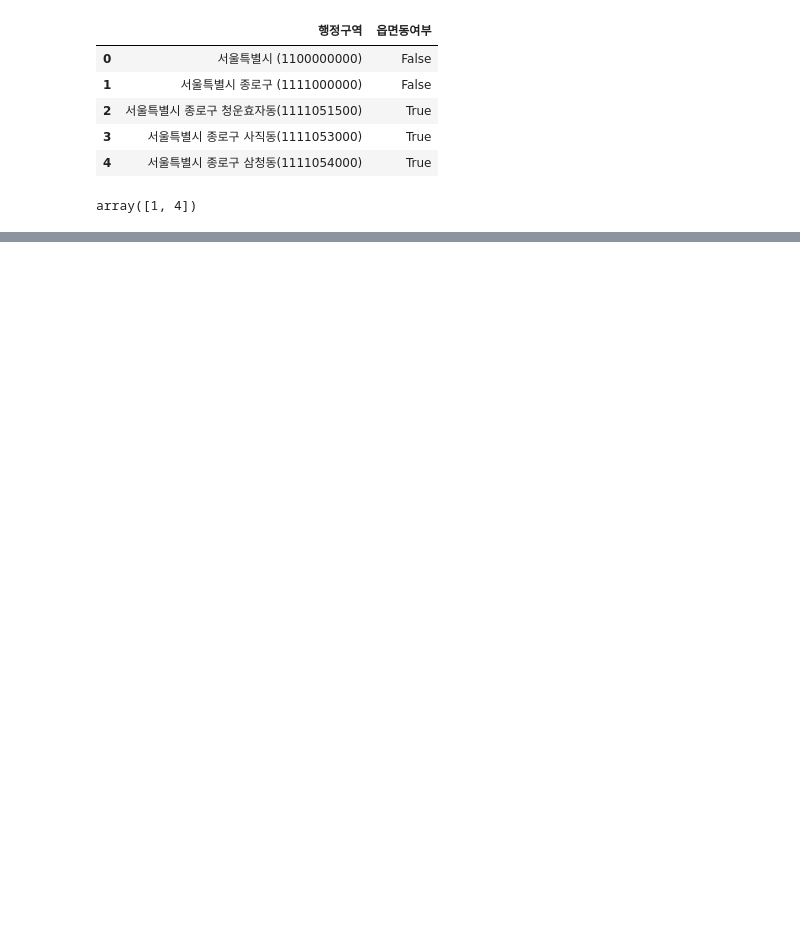
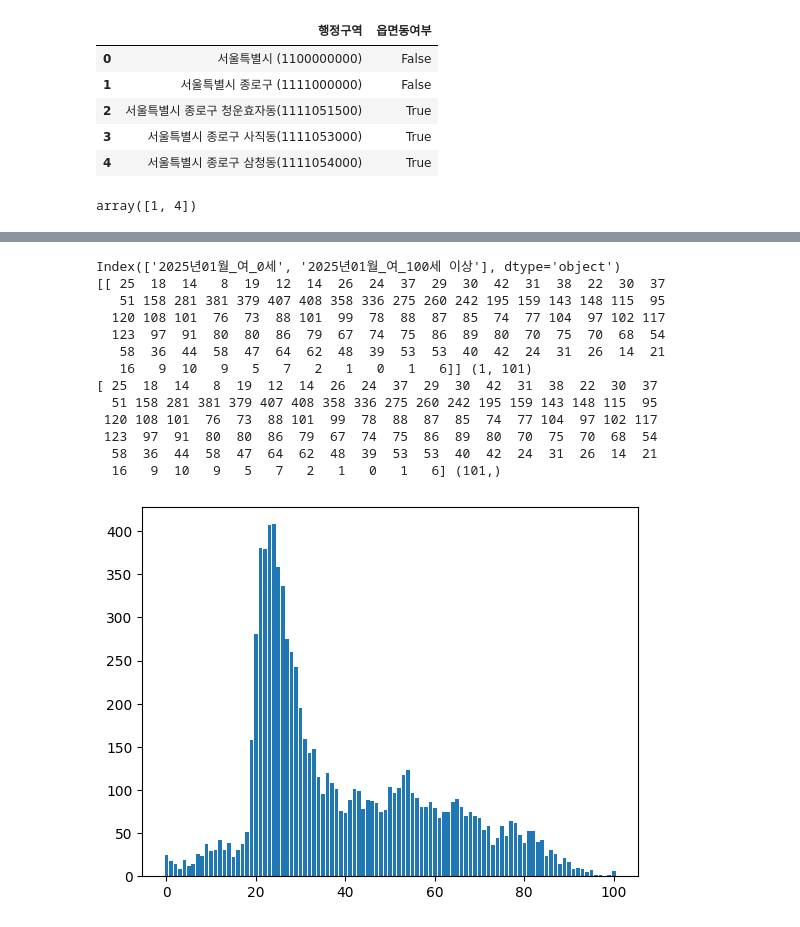
Before and after one commit to shared-repo/human-da5, a Jupyter notebook: workspace/da-packages/d_example.ipynb, the cells around one changed output, grey strips where cells are left out. Saved outputs shown, nothing was run; the diff lists cells and outputs as text; code cells hidden in the pictures; blank space fills up the shorter version.

```diff
--- a/workspace/da-packages/d_example.ipynb
+++ b/workspace/da-packages/d_example.ipynb
@@ -119,0 +129,29 @@ df_population2[mask2].iloc[:, :2]
+# %%
+# 여성인구비가 가장 높은 행정동의 연령대별 인구 분포 시각화
+print( df_population2.columns[[209, 309]] ) # 여성 연령별 인구 데이터 컬럼 확인
+
+df_population2[mask3].iloc[:, 209:310] # 여성인구비가 가장 높은 행정동의 연령대별 인구 데이터 조회
+ar_pop = df_population2[mask3].iloc[:, 209:310].values # values : dataframe or series --> ndarray
+print( ar_pop, ar_pop.shape )
+# ar_pop2 = ar_pop.reshape(101) # shape을 101개 요소를 갖는 1차원 배열로 변환
+# ar_pop2 = ar_pop.reshape(-1) # shape을 1차원 배열로 변환 (요소 갯수는 자동 계산)
+ar_pop2 = ar_pop.ravel() # shape을 1차원 배열로 변환 (요소 갯수는 자동 계산)
+print(ar_pop2, ar_pop2.shape)
+
+plt.bar(np.arange(len(ar_pop2)), ar_pop2)
+plt.show()
+# %% [output]
+Index(['2025년01월_여_0세', '2025년01월_여_100세 이상'], dtype='object')
+[[ 25  18  14   8  19  12  14  26  24  37  29  30  42  31  38  22  30  37
+   51 158 281 381 379 407 408 358 336 275 260 242 195 159 143 148 115  95
+  120 108 101  76  73  88 101  99  78  88  87  85  74  77 104  97 102 117
+  123  97  91  80  80  86  79  67  74  75  86  89  80  70  75  70  68  54
+   58  36  44  58  47  64  62  48  39  53  53  40  42  24  31  26  14  21
+   16   9  10   9   5   7   2   1   0   1   6]] (1, 101)
+[ 25  18  14   8  19  12  14  26  24  37  29  30  42  31  38  22  30  37
+  51 158 281 381 379 407 408 358 336 275 260 242 195 159 143 148 115  95
+ 120 108 101  76  73  88 101  99  78  88  87  85  74  77 104  97 102 117
+ 123  97  91  80  80  86  79  67  74  75  86  89  80  70  75  70  68  54
+  58  36  44  58  47  64  62  48  39  53  53  40  42  24  31  26  14  21
+  16   9  10   9   5   7   2   1   0   1   6] (101,)
+[figure, added]
```
Also changed, not shown: parts of 2 cells of this notebook.
